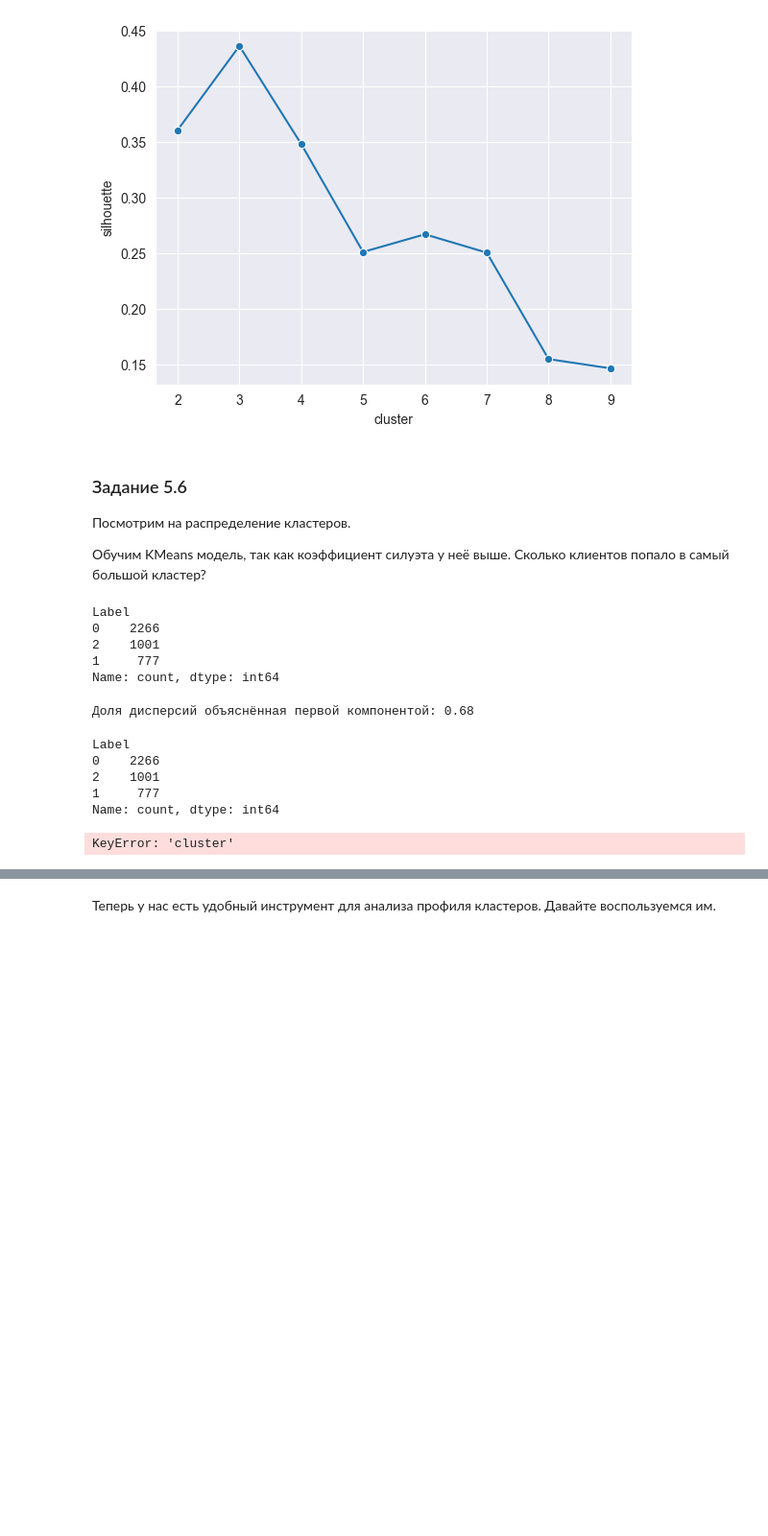
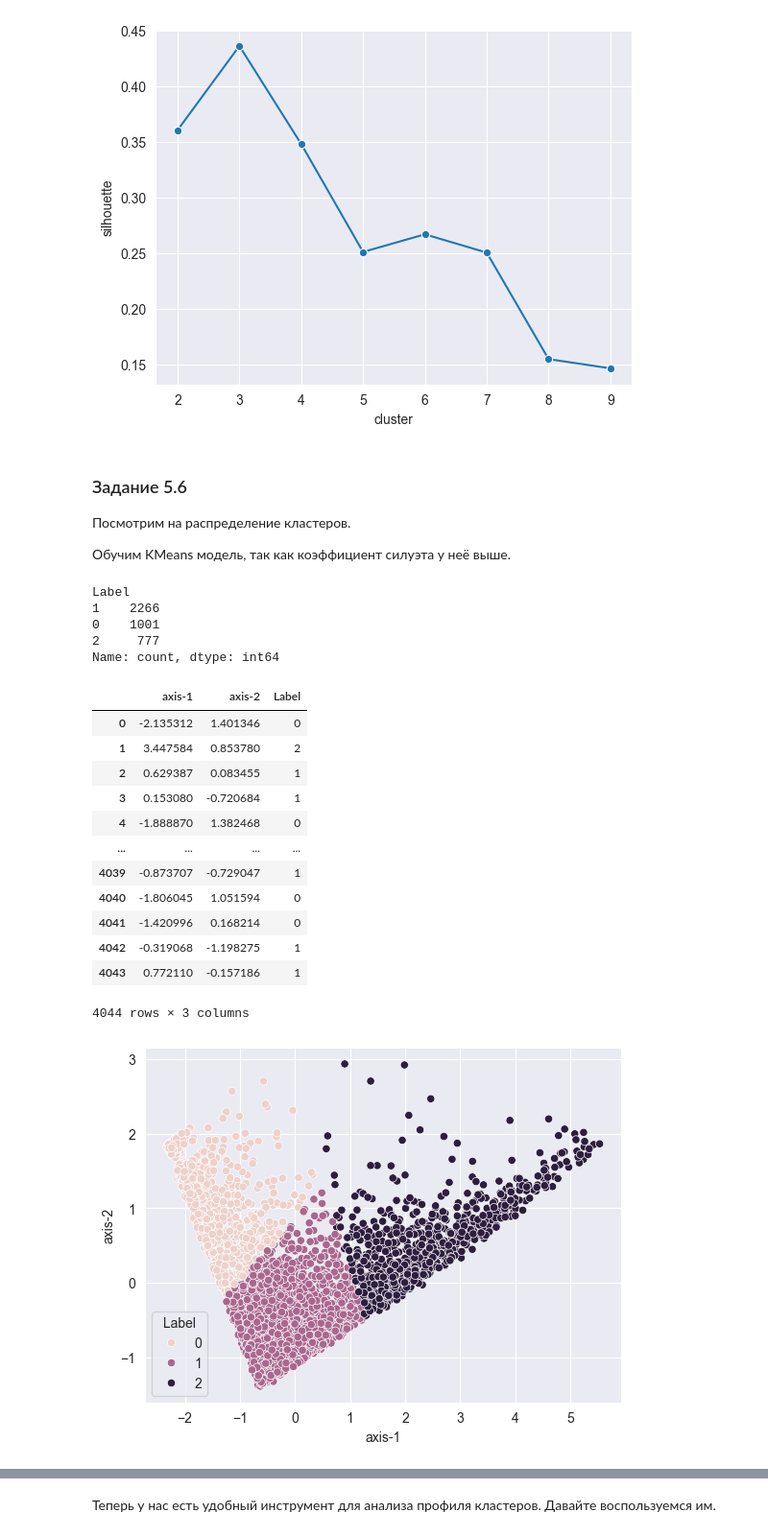
Before and after one commit to PlatArs/PROJECT-6, a Jupyter notebook: Project_6.ipynb, the cells around one changed output, grey strips where cells are left out. Shown at 96% size. Cells and saved outputs as stored; diff of their text form; code cells hidden in the pictures; blank space fills up the shorter version.

```diff
--- a/Project_6.ipynb
+++ b/Project_6.ipynb
@@ -746,45 +746,34 @@ sns.lineplot(data=silhouette_res_em, x="cluster", y="silhouette", marker= "o")
 Посмотрим на распределение кластеров.
 
 Обучим KMeans модель, так как коэффициент силуэта у неё выше.
-Сколько клиентов попало в самый большой кластер?
 # %%
 k_means =  KMeans(n_clusters=3, random_state=42)
 k_means.fit(rfm_table_processed)
 
-rfm_table_processed.loc[:, 'Label'] = k_means.labels_
-rfm_table_processed['Label'].value_counts()
+prediction = k_means.predict(rfm_table_processed)
+rfm_table_processed['Label'] = prediction
-# %% [output]
-Label
-0    2266
-2    1001
-1     777
-Name: count, dtype: int64
-# %%
-scaler = preprocessing.StandardScaler()
-pca = decomposition.PCA(n_components=2)
-pipe = Pipeline(steps=[('scaler', scaler), ('pca', pca)])
-rfm_table_processed = pipe.fit_transform(rfm_table_cleaned)
-
-print(f"Доля дисперсий объяснённая первой компонентой: {round(pipe['pca'].explained_variance_ratio_[0], 2)}")
-
-rfm_table_processed = pd.DataFrame(rfm_table_processed, columns = ['axis-1', 'axis-2'])
-
-k_means = cluster.KMeans(n_clusters=3, random_state=42)
-k_means.fit(rfm_table_processed)
-
-rfm_table_processed.loc[:, 'Label'] = k_means.labels_
-rfm_table_processed['Label'].value_counts()
-# %% [output]
-Доля дисперсий объяснённая первой компонентой: 0.68
-Label
-0    2266
-2    1001
-1     777
-Name: count, dtype: int64
 # %%
-display(rfm_table_processed['cluster'].value_counts())
+display(rfm_table_processed['Label'].value_counts())
 
-sns.scatterplot(data=rfm_table_processed, x=0, y=1, hue='cluster');
+sns.scatterplot(data=rfm_table_processed, x='axis-1', y='axis-2', hue='Label');
 rfm_table_processed
 # %% [output]
-KeyError: 'cluster'
+Label
+1    2266
+0    1001
+2     777
+Name: count, dtype: int64
+|  | axis-1 | axis-2 | Label |
+| 0 | -2.135312 | 1.401346 | 0 |
+| 1 | 3.447584 | 0.853780 | 2 |
+| 2 | 0.629387 | 0.083455 | 1 |
+| 3 | 0.153080 | -0.720684 | 1 |
+| 4 | -1.888870 | 1.382468 | 0 |
+| ... | ... | ... | ... |
+| 4039 | -0.873707 | -0.729047 | 1 |
+| 4040 | -1.806045 | 1.051594 | 0 |
+| 4041 | -1.420996 | 0.168214 | 0 |
+| 4042 | -0.319068 | -1.198275 | 1 |
+| 4043 | 0.772110 | -0.157186 | 1 |
+4044 rows × 3 columns
+[figure, added]
```
Also changed, not shown: parts of 5 cells of this notebook.
